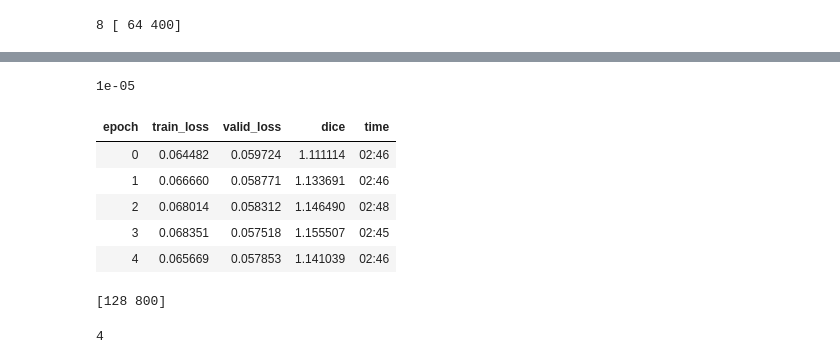
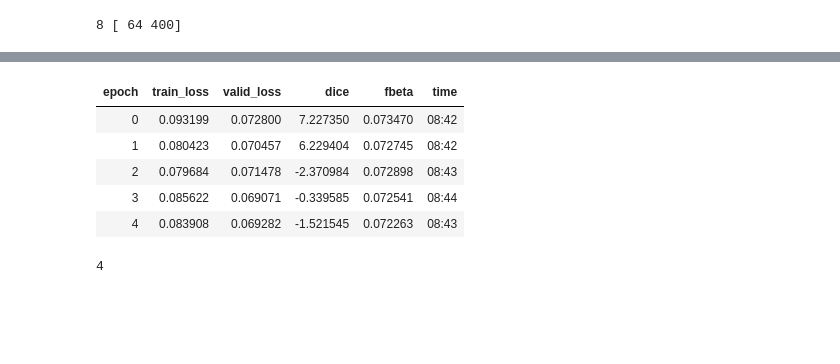
Before and after one commit to alistairwgillespie/ds_scribbles, a Jupyter notebook: kaggle_severstal.ipynb, the cells around one changed output, grey strips where cells are left out. Saved outputs shown, nothing was run; the diff lists cells and outputs as text; code cells hidden in the pictures; blank space fills up the shorter version.

```diff
--- a/kaggle_severstal.ipynb
+++ b/kaggle_severstal.ipynb
@@ -214,3 +236,19 @@ arch = models.resnet34
+# %%
+# Reference: @lafoss on Kaggle - Kernel - Severstal: fast.ai 256x256 crops
+def dice(input:Tensor, targs:Tensor, iou:bool=False, eps:float=1e-8)->Rank0Tensor:
+    n,c = targs.shape[0], input.shape[1]
+    input = input.argmax(dim=1).view(n,-1)
+    targs = targs.view(n,-1)
+    intersect,union = [],[]
+    for i in range(1,c):
+        intersect.append(((input==i) & (targs==i)).sum(-1).float())
+        union.append(((input==i).sum(-1) + (targs==i).sum(-1)).float())
+    intersect = torch.stack(intersect)
+    union = torch.stack(union)
+    if not iou: return ((2.0*intersect + eps) / (union+eps)).mean()
+    else: return ((intersect + eps) / (union - intersect + eps)).mean()
 # %%
 from fastai.metrics import dice
-learn = unet_learner(data, arch, metrics=[dice])
+dice_score = partial(dice, iou=True)
+f_score = partial(fbeta, thresh=0.2)
+learn = unet_learner(data, arch, metrics=[dice_score, f_score])
@@ -223,5 +267,5 @@ learn.recorder.plot()
 # %%
-lr=1e-04
+lr=1e-06
 # %%
 print(lr)
 # %% [output]
@@ -229,3 +273,3 @@ print(lr)
 # %%
-learn.fit_one_cycle(5, slice(lr), pct_start=0.9)
+learn.fit_one_cycle(5, slice(lr))
 # %% [output]
@@ -249,17 +293,14 @@ LR Finder is complete, type {learner_name}.recorder.plot() to see the graph.
 # %%
 # Pick a value just before the slope goes upward, then 10x smaller
-lr = 1e-05
-print(lr)
+# 1e-05 --> 1e-06
-# %% [output]
-1e-05
 # %%
 # LR / 5 or LR / 10 - Discriminate learning
-learn.fit_one_cycle(5, slice(1e-5, lr/5))
+learn.fit_one_cycle(5, slice(1e-6, lr/5))
 # %% [output]
-| epoch | train_loss | valid_loss | dice | time |
-| 0 | 0.064482 | 0.059724 | 1.111114 | 02:46 |
-| 1 | 0.066660 | 0.058771 | 1.133691 | 02:46 |
-| 2 | 0.068014 | 0.058312 | 1.146490 | 02:48 |
-| 3 | 0.068351 | 0.057518 | 1.155507 | 02:45 |
-| 4 | 0.065669 | 0.057853 | 1.141039 | 02:46 |
+| epoch | train_loss | valid_loss | dice | fbeta | time |
+| 0 | 0.093199 | 0.072800 | 7.227350 | 0.073470 | 08:42 |
+| 1 | 0.080423 | 0.070457 | 6.229404 | 0.072745 | 08:42 |
+| 2 | 0.079684 | 0.071478 | -2.370984 | 0.072898 | 08:43 |
+| 3 | 0.085622 | 0.069071 | -0.339585 | 0.072541 | 08:44 |
+| 4 | 0.083908 | 0.069282 | -1.521545 | 0.072263 | 08:43 |
 # %%
@@ -267,9 +308,7 @@ learn.save('stage-2-64-rn34')
 # %%
-# TODO: CUDA Memory Error on 128, 800 resolution
-size = size*2
-print(size)
+# # TODO: CUDA Memory Error on 128, 800 resolution
+# size = size*2
+# print(size)
-# %% [output]
-[128 800]
 # %%
 # import torch
 # torch.cuda.empty_cache()
```
Also changed, not shown: parts of 39 cells of this notebook.
